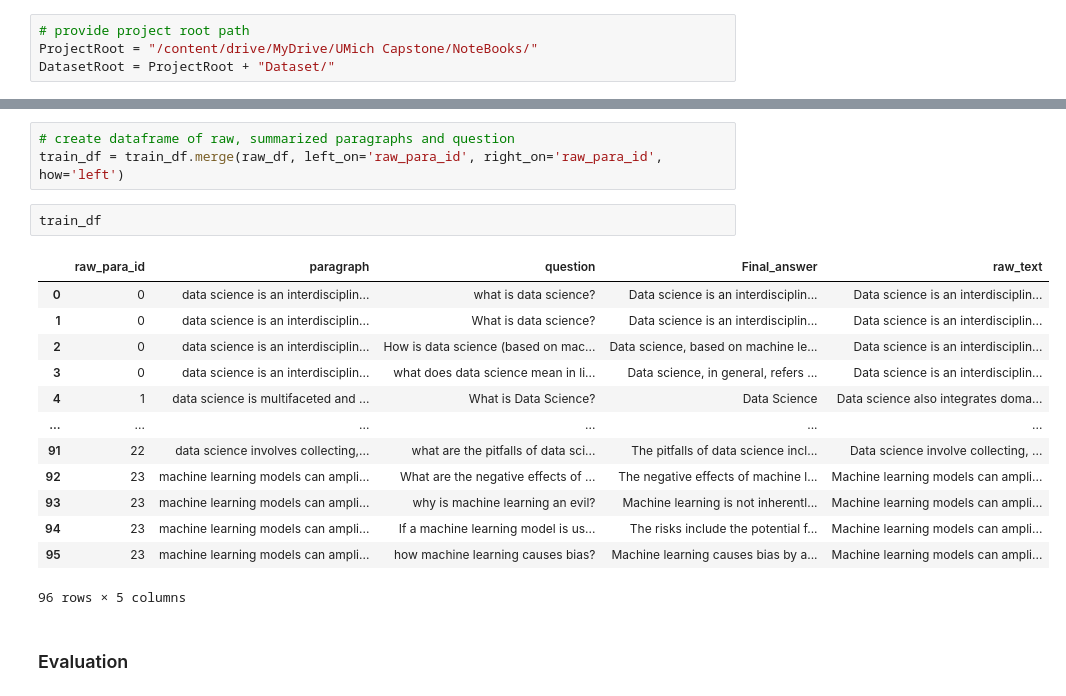
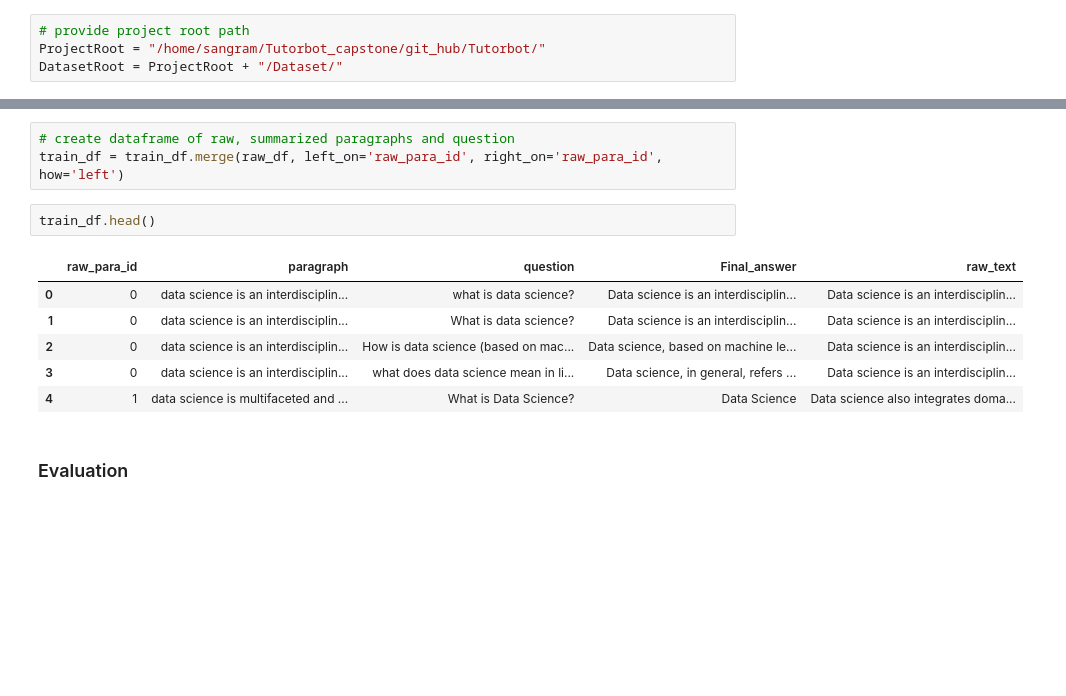
Before and after one commit to samaleka/Tutorbot, a Jupyter notebook: LLM/deepset-roberta-base-squad2.ipynb, the cells around one changed output, grey strips where cells are left out. Saved outputs shown, nothing was run; the diff lists cells and outputs as text; blank space fills up the shorter version.

```diff
--- a/LLM/deepset-roberta-base-squad2.ipynb
+++ b/LLM/deepset-roberta-base-squad2.ipynb
@@ -10,7 +5,7 @@ Mounted at /content/drive
 # %%
 # provide project root path
-ProjectRoot = "/content/drive/MyDrive/UMich Capstone/NoteBooks/"
-DatasetRoot = ProjectRoot + "Dataset/"
+ProjectRoot = "/home/sangram/Tutorbot_capstone/git_hub/Tutorbot/"
+DatasetRoot = ProjectRoot + "/Dataset/"
 # %%
 try:
     import bert_score
@@ -67,21 +39,14 @@ raw_df['raw_para_id'] = raw_df['raw_para_id'].astype('int64')
 # create dataframe of raw, summarized paragraphs and question
 train_df = train_df.merge(raw_df, left_on='raw_para_id', right_on='raw_para_id', how='left')
 # %%
-train_df
+train_df.head()
 # %% [output]
 |  | raw_para_id | paragraph | question | Final_answer | raw_text |
 | 0 | 0 | data science is an interdisciplin... | what is data science? | Data science is an interdisciplin... | Data science is an interdisciplin... |
 | 1 | 0 | data science is an interdisciplin... | What is data science? | Data science is an interdisciplin... | Data science is an interdisciplin... |
 | 2 | 0 | data science is an interdisciplin... | How is data science (based on mac... | Data science, based on machine le... | Data science is an interdisciplin... |
 | 3 | 0 | data science is an interdisciplin... | what does data science mean in li... | Data science, in general, refers ... | Data science is an interdisciplin... |
 | 4 | 1 | data science is multifaceted and ... | What is Data Science? | Data Science | Data science also integrates doma... |
-| ... | ... | ... | ... | ... | ... |
-| 91 | 22 | data science involves collecting,... | what are the pitfalls of data sci... | The pitfalls of data science incl... | Data science involve collecting, ... |
-| 92 | 23 | machine learning models can ampli... | What are the negative effects of ... | The negative effects of machine l... | Machine learning models can ampli... |
-| 93 | 23 | machine learning models can ampli... | why is machine learning an evil? | Machine learning is not inherentl... | Machine learning models can ampli... |
-| 94 | 23 | machine learning models can ampli... | If a machine learning model is us... | The risks include the potential f... | Machine learning models can ampli... |
-| 95 | 23 | machine learning models can ampli... | how machine learning causes bias? | Machine learning causes bias by a... | Machine learning models can ampli... |
-96 rows × 5 columns
 # %% [markdown]
 ### Evaluation
 # %%
```
Also changed, not shown: parts of 8 cells of this notebook.
